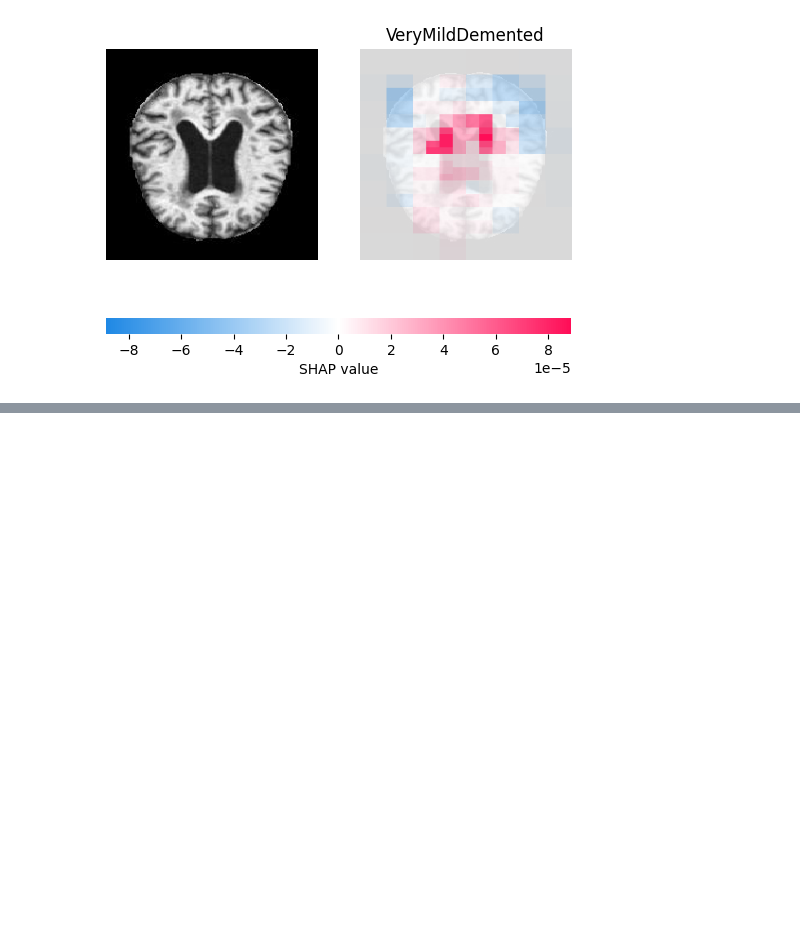
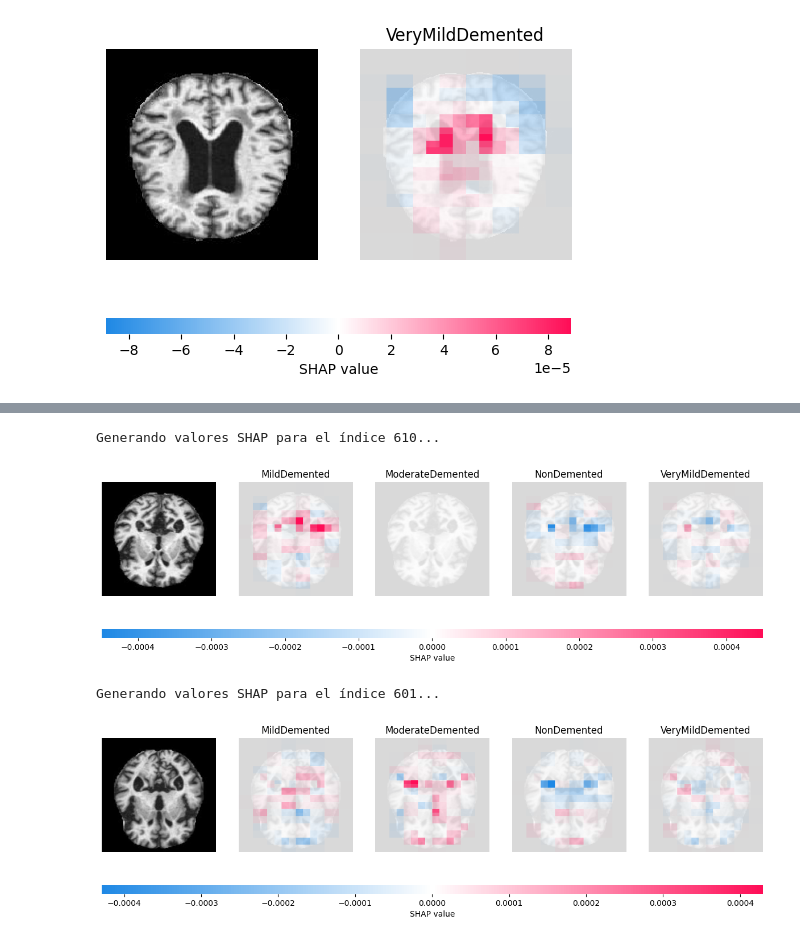
Before and after one commit to LINDAINES213/Classification_of_Alzheimers_Disease, a Jupyter notebook: DL_Project.ipynb, the cells around one changed output, grey strips where cells are left out. Saved outputs shown, nothing was run; the diff lists cells and outputs as text; code cells hidden in the pictures; blank space fills up the shorter version.

```diff
--- a/DL_Project.ipynb
+++ b/DL_Project.ipynb
@@ -861,0 +1303,44 @@ Llamando a shap.image_plot para la clase 'VeryMildDemented'...
+# %%
+import shap
+import numpy as np
+
+labels = list(os.listdir('new_data/train'))
+
+# Definir la función de predicción para el modelo
+def f(x):
+    return model_sgd(x)
+
+# Definir la función de máscara de desenfoque
+def blur_mask(image, kernel_size=32):
+    blurred_image = np.zeros_like(image)
+    for i in range(0, image.shape[0], kernel_size):
+        for j in range(0, image.shape[1], kernel_size):
+            # Obtener el bloque y calcular el promedio
+            block = image[i:i+kernel_size, j:j+kernel_size]
+            mean_value = block.mean(axis=(0, 1))
+            blurred_image[i:i+kernel_size, j:j+kernel_size] = mean_value
+    return blurred_image
+
+# Crear la máscara para SHAP
+masker_blur = shap.maskers.Image(blur_mask(x_test[0]), x_test[0].shape)
+
+# Configurar el explicador SHAP usando la función de predicción y la máscara personalizada
+explainer = shap.Explainer(f, masker_blur, output_names=labels)
+
+# Seleccionar índices de muestra para los que deseas calcular los valores SHAP
+indices = [610, 601]
+
+# Generar visualización de valores SHAP para cada muestra seleccionada
+for ind in indices:
+    print(f"Generando valores SHAP para el índice {ind}...")
+
+    # Calcular los valores SHAP para la muestra actual
+    shap_values_ = explainer(x_test[ind:ind+1], max_evals=5000, batch_size=50)
+
+    # Visualizar los valores SHAP para cada clase
+    shap.image_plot(shap_values_, labels=labels)
+# %% [output]
+Generando valores SHAP para el índice 610...
+[figure, added]
+Generando valores SHAP para el índice 601...
+[figure, added]
```
Also changed, not shown: parts of 7 cells of this notebook.
